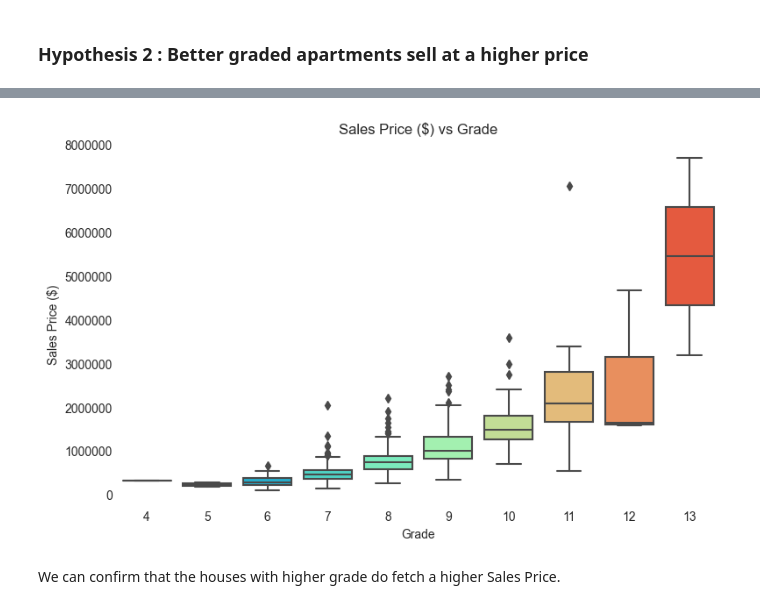
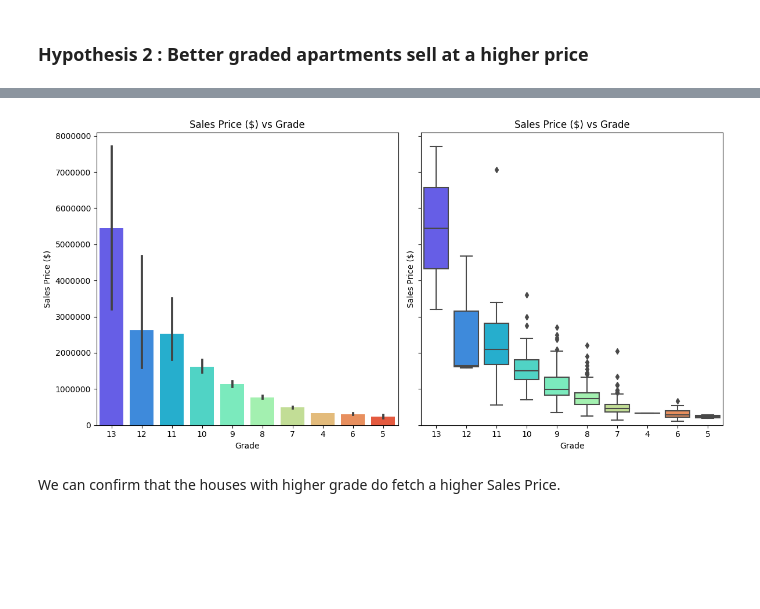
Before and after one commit to MonaliTalele/my-eda-project, a Jupyter notebook: EDA.ipynb, the cells around one changed output, grey strips where cells are left out. Drawn from its saved outputs; the diff is of its cells as text; code cells hidden in the pictures; blank space fills up the shorter version.

```diff
--- a/EDA.ipynb
+++ b/EDA.ipynb
@@ -337,14 +390,27 @@ plt.show()
-# %%
-# visualising as a box plot
-sns.catplot(data=df, x='grade', y='price', kind='box',
-              palette='rainbow', height = 5, aspect = 1.5);
-plt.ticklabel_format(style='plain', axis='y')
-plt.title('Sales Price ($) vs Grade')
-plt.xlabel('Grade')
-plt.ylabel('Sales Price ($)')
-plt.show()
-# %% [output]
-[figure, removed]
+# %%
+# Create a figure and axes with 1 row and 2 columns
+fig,  (ax0, ax1) = plt.subplots(1, 2, figsize=(12, 6), sharex = True, sharey = True)
+
+# visualising as a bar chart
+sns.barplot(data=df, x='grade', y='price',palette='rainbow',ax = ax0, order=df.groupby('grade')['price'].mean().sort_values(ascending=False).index);
+ax0.ticklabel_format(style='plain', axis='y')
+ax0.set_title('Sales Price ($) vs Grade')
+ax0.set_xlabel('Grade')
+ax0.set_ylabel('Sales Price ($)')
+
+# visualising as a box plot
+sns.boxplot(data=df, x='grade', y='price', palette='rainbow',ax = ax1, order=df.groupby('grade')['price'].mean().sort_values(ascending=False).index);
+ax1.ticklabel_format(style='plain', axis='y')
+ax1.set_title('Sales Price ($) vs Grade')
+ax1.set_xlabel('Grade')
+ax1.set_ylabel('Sales Price ($)')
+
+# Adjust layout
+plt.tight_layout()
+
+plt.show()
+# %% [output]
+[figure, added]
 # %% [markdown]
 We can confirm that the houses with higher grade do fetch a higher Sales Price.
 # %% [markdown]
```
Also changed, not shown: parts of 21 cells of this notebook, 1 other file.
